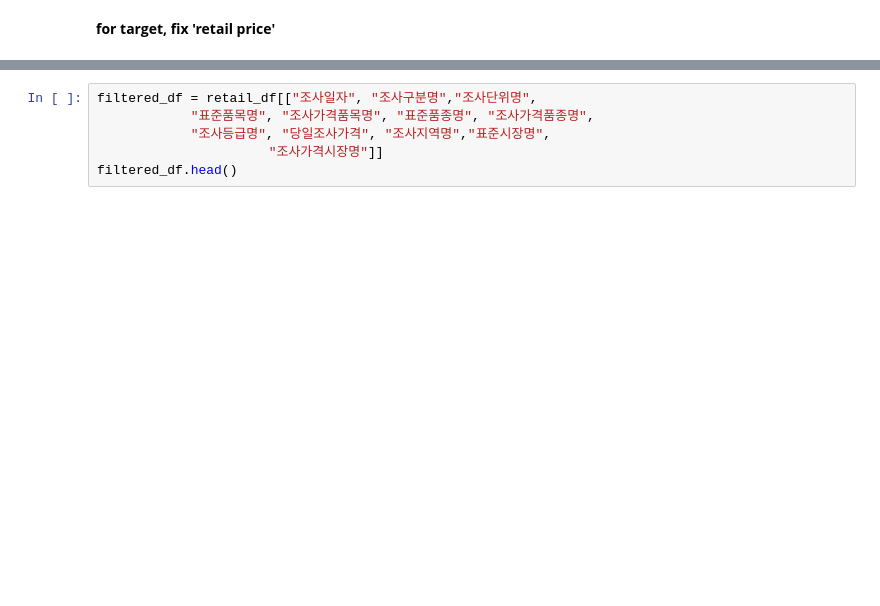
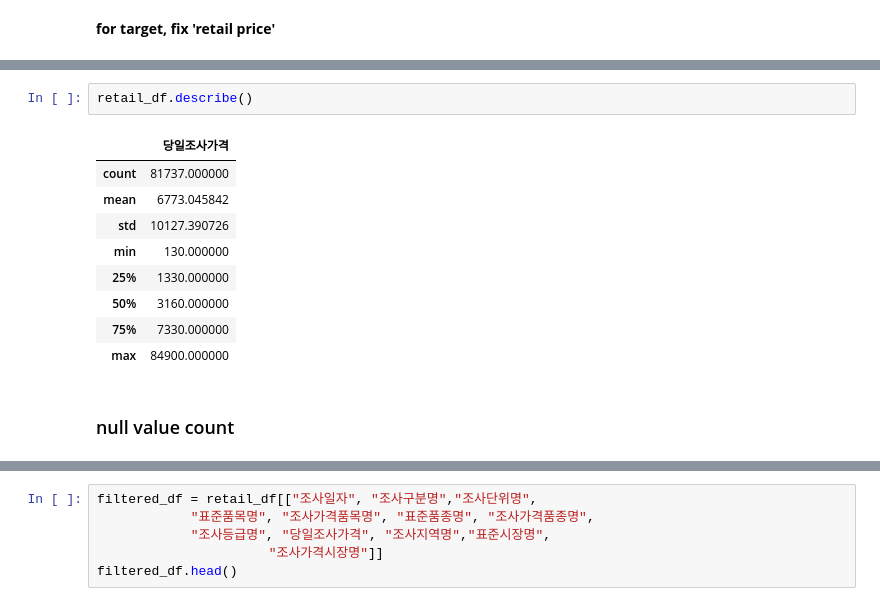
Before and after one commit to meowpunch/bobsim-research, a Jupyter notebook: src/main/python/analysis_open_data_price.ipynb, the cells around one changed output, grey strips where cells are left out. Saved outputs shown, nothing was run; the diff lists cells and outputs as text; blank space fills up the shorter version.

```diff
--- a/src/main/python/analysis_open_data_price.ipynb
+++ b/src/main/python/analysis_open_data_price.ipynb
@@ -44,0 +64,14 @@ retail_df.head()
+# %%
+retail_df.describe()
+# %% [output]
+|  | 당일조사가격 |
+| count | 81737.000000 |
+| mean | 6773.045842 |
+| std | 10127.390726 |
+| min | 130.000000 |
+| 25% | 1330.000000 |
+| 50% | 3160.000000 |
+| 75% | 7330.000000 |
+| max | 84900.000000 |
+# %% [markdown]
+### null value count
```
Also changed, not shown: parts of 4 cells of this notebook, 4 other files.
